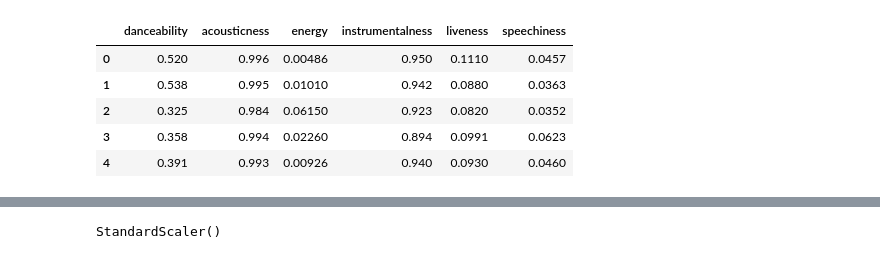
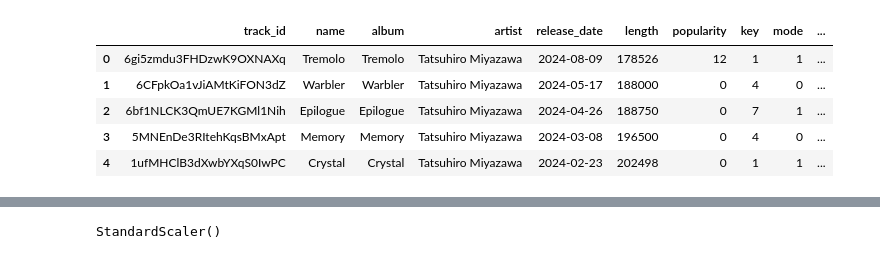
Before and after one commit to Tatsuhiro-Miyazawa/Sptify-PCA, a Jupyter notebook: 類似曲検索（主成分分析）.ipynb, the cells around one changed output, grey strips where cells are left out. Cells and saved outputs as stored; diff of their text form; code cells hidden in the pictures.

```diff
--- a/類似曲検索（主成分分析）.ipynb
+++ b/類似曲検索（主成分分析）.ipynb
@@ -116,6 +125,8 @@ for track_id in track_ids:
     tracks.append(track)
 
 df = pd.DataFrame(tracks, columns = ['track_id', 'name', 'album', 'artist', 'release_date', 'length', 'popularity', 'key', 'mode', 'danceability', 'acousticness', 'energy', 'instrumentalness', 'liveness', 'loudness', 'speechiness', 'tempo', 'time_signature', 'valence'])
-df.head()
+df1 = df.assign(name_number=0)
+df1.head()
+#あとで出力するときに'track_id'が必要
 # %% [output]
 |  | track_id | name | album | artist | release_date | length | popularity | key | mode | ... |
@@ -131,0 +138,19 @@ df.shape
+# %%
+playlist_ids = ['5yCFDZJK8ZHmtaVjRbFwJC']
+
+
+all_track_ids = []
+
+for playlist_id in playlist_ids:
+    track_ids = get_track_ids_for_playlist(playlist_id)
+    all_track_ids.extend(track_ids)
+
+#重複しているIDは削除する。=データフレーム形式に変換が必要→またリストに戻す。
+df_all_track_ids = pd.DataFrame(all_track_ids, columns=['track_id'])
+df_all_track_ids.drop_duplicates (subset=['track_id'], inplace=True)
+
+df_list = df_all_track_ids['track_id'].values.tolist()
+
+
+print(len(df_list))
+print(df_list)
@@ -131,0 +160,12 @@ df.shape
+# %%
+tracks = []
+for track_id in track_ids:
+  time.sleep(0.5)
+  track = getTrackFeatures(track_id)
+
+  if track != '':
+    tracks.append(track)
+
+df3 = pd.DataFrame(tracks, columns = ['track_id', 'name', 'album', 'artist', 'release_date', 'length', 'popularity', 'key', 'mode', 'danceability', 'acousticness', 'energy', 'instrumentalness', 'liveness', 'loudness', 'speechiness', 'tempo', 'time_signature', 'valence'])
+df4 = df3.assign(name_number=1)
+df4.head()
@@ -132,11 +179,11 @@ df.shape
 # %%
-df1 = df.drop(columns = ['name','track_id', 'album', 'artist', 'release_date', 'length', 'popularity', 'key', 'mode', 'loudness', 'tempo', 'time_signature', 'valence'])
-df1.head()
-#あとで出力するときに'track_id'が必要
+df5 = pd.concat([df4, df1], ignore_index=True)
+df6 = df5.drop(columns = ['name','track_id', 'album', 'artist', 'release_date', 'length', 'popularity', 'key', 'mode', 'loudness', 'tempo', 'time_signature', 'valence','name_number'])
+df5.head()
 # %% [output]
-|  | danceability | acousticness | energy | instrumentalness | liveness | speechiness |
-| 0 | 0.520 | 0.996 | 0.00486 | 0.950 | 0.1110 | 0.0457 |
-| 1 | 0.538 | 0.995 | 0.01010 | 0.942 | 0.0880 | 0.0363 |
-| 2 | 0.325 | 0.984 | 0.06150 | 0.923 | 0.0820 | 0.0352 |
-| 3 | 0.358 | 0.994 | 0.02260 | 0.894 | 0.0991 | 0.0623 |
-| 4 | 0.391 | 0.993 | 0.00926 | 0.940 | 0.0930 | 0.0460 |
+|  | track_id | name | album | artist | release_date | length | popularity | key | mode | ... |
+| 0 | 6gi5zmdu3FHDzwK9OXNAXq | Tremolo | Tremolo | Tatsuhiro Miyazawa | 2024-08-09 | 178526 | 12 | 1 | 1 | ... |
+| 1 | 6CFpkOa1vJiAMtKiFON3dZ | Warbler | Warbler | Tatsuhiro Miyazawa | 2024-05-17 | 188000 | 0 | 4 | 0 | ... |
+| 2 | 6bf1NLCK3QmUE7KGMl1Nih | Epilogue | Epilogue | Tatsuhiro Miyazawa | 2024-04-26 | 188750 | 0 | 7 | 1 | ... |
+| 3 | 5MNEnDe3RItehKqsBMxApt | Memory | Memory | Tatsuhiro Miyazawa | 2024-03-08 | 196500 | 0 | 4 | 0 | ... |
+| 4 | 1ufMHClB3dXwbYXqS0IwPC | Crystal | Crystal | Tatsuhiro Miyazawa | 2024-02-23 | 202498 | 0 | 1 | 1 | ... |
```
Also changed, not shown: parts of 43 cells of this notebook.
